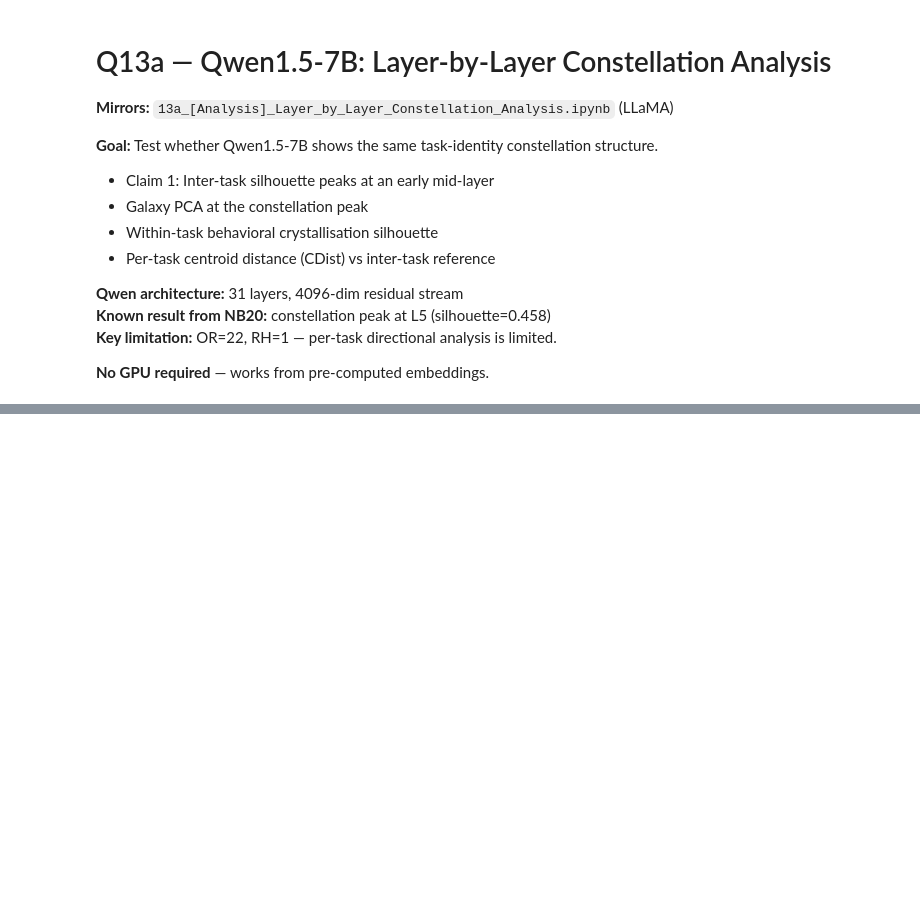
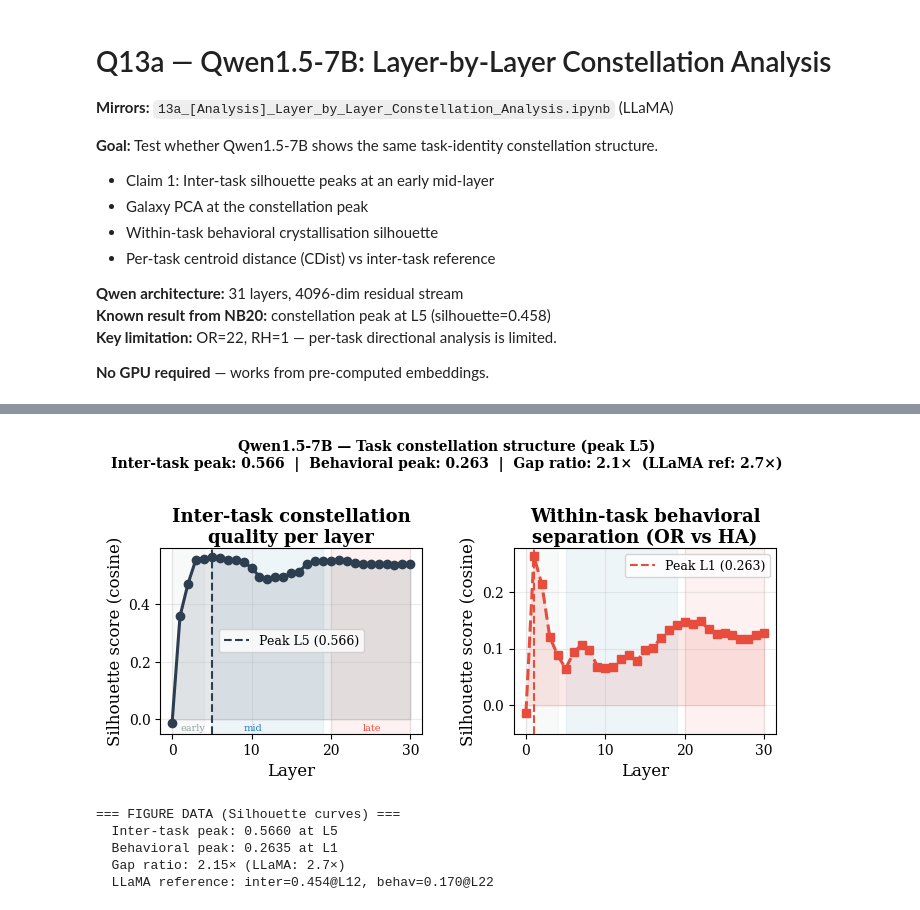
Before and after one commit to Sakonii/SafeConstellations, a Jupyter notebook: qwen_analysis/Q13a_Constellation_Analysis.ipynb, the cells around one changed output, grey strips where cells are left out. Drawn from its saved outputs; the diff is of its cells as text; code cells hidden in the pictures; blank space fills up the shorter version.

```diff
--- a/qwen_analysis/Q13a_Constellation_Analysis.ipynb
+++ b/qwen_analysis/Q13a_Constellation_Analysis.ipynb
@@ -263,7 +303,7 @@ print('\nAll pre-computations complete.')
 EARLY_BAND = (0, 4);  MID_BAND = (5, 19);  LATE_BAND = (20, 30)
 
 fig, (ax1, ax2) = plt.subplots(1, 2, figsize=(7.0, 3.5))
-plt.subplots_adjust(wspace=0.35, top=0.82, bottom=0.14, left=0.09, right=0.97)
+plt.subplots_adjust(wspace=0.35, top=0.67, bottom=0.14, left=0.09, right=0.97)
 
 for ax in (ax1, ax2):
     ax.axvspan(*EARLY_BAND, alpha=0.06, color='#95A5A6', zorder=0)
@@ -286,33 +326,40 @@ ax1.text(24, -0.04, 'late', fontsize=7, color='#E74C3C')
 beh_not_nan = [b if not np.isnan(b) else 0 for b in beh_vals]
 ax2.plot(LAYER_NUMS, beh_vals, 's--', color=PAL['behav'], lw=2.2, zorder=3)
 ax2.fill_between(LAYER_NUMS, 0, beh_not_nan, alpha=0.12, color=PAL['behav'])
 if not np.all(np.isnan(beh_vals)):
     ax2.axvline(LAYER_NUMS[peak_beh], color=PAL['behav'], lw=1.5, ls='--', zorder=4,
                 label=f'Peak L{LAYER_NUMS[peak_beh]} ({beh_vals[peak_beh]:.3f})')
     ax2.legend(fontsize=9)
 else:
     ax2.text(0.3, 0.5, 'Insufficient OR/HA samples', transform=ax2.transAxes,
              ha='center', color='grey', fontsize=10)
 ax2.set_xlabel('Layer'); ax2.set_ylabel('Silhouette score (cosine)')
 ax2.set_title('Within-task behavioral\nseparation (OR vs HA)', pad=4)
 ax2.set_ylim(bottom=-0.05)
 
 ratio = sil_vals[peak_inter] / beh_vals[peak_beh] if not np.isnan(beh_vals[peak_beh]) else float('nan')
 fig.suptitle(f'Qwen1.5-7B — Task constellation structure (peak L{PEAK_LAYER})\n'
              f'Inter-task peak: {sil_vals[peak_inter]:.3f}  |  '
              f'Behavioral peak: {beh_vals[peak_beh]:.3f}  |  '
              f'Gap ratio: {ratio:.1f}×  (LLaMA ref: 2.7×)',
              fontsize=10, fontweight='bold')
 
 plt.savefig(f'{FIGURES_DIR}/q_fig13a_02_silhouette_curves.pdf', bbox_inches='tight', dpi=300)
 plt.savefig(f'{FIGURES_DIR}/q_fig13a_02_silhouette_curves.png', bbox_inches='tight', dpi=300)
 plt.show()
 
 print('=== FIGURE DATA (Silhouette curves) ===')
 print(f'  Inter-task peak: {sil_vals[peak_inter]:.4f} at L{PEAK_LAYER}')
 print(f'  Behavioral peak: {beh_vals[peak_beh]:.4f} at L{LAYER_NUMS[peak_beh]}')
 print(f'  Gap ratio: {ratio:.2f}× (LLaMA: 2.7×)')
 print(f'  LLaMA reference: inter=0.454@L12, behav=0.170@L22')
+# %% [output]
+[figure, added]
+=== FIGURE DATA (Silhouette curves) ===
+  Inter-task peak: 0.5660 at L5
+  Behavioral peak: 0.2635 at L1
+  Gap ratio: 2.15× (LLaMA: 2.7×)
+  LLaMA reference: inter=0.454@L12, behav=0.170@L22
 # %%
 # ── Figure 2: PCA Galaxy at constellation peak ────────────────────────────────
 # Mirrors: fig_nb13a_dual_galaxy (LLaMA)
```
Also changed, not shown: parts of 9 cells of this notebook, 10 other files.
